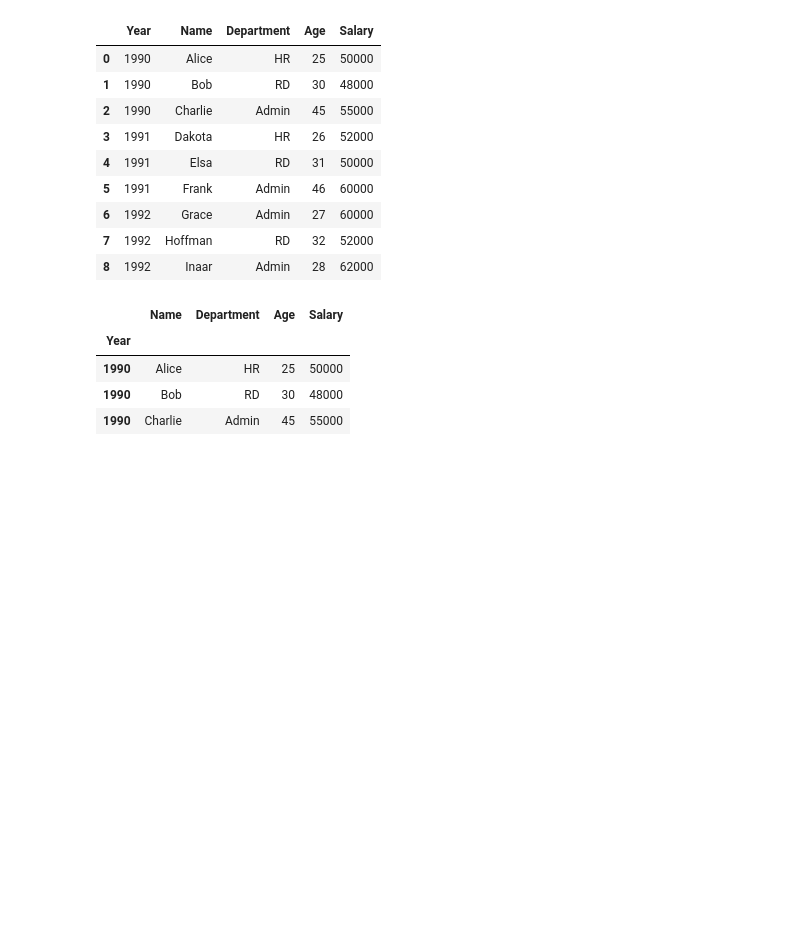
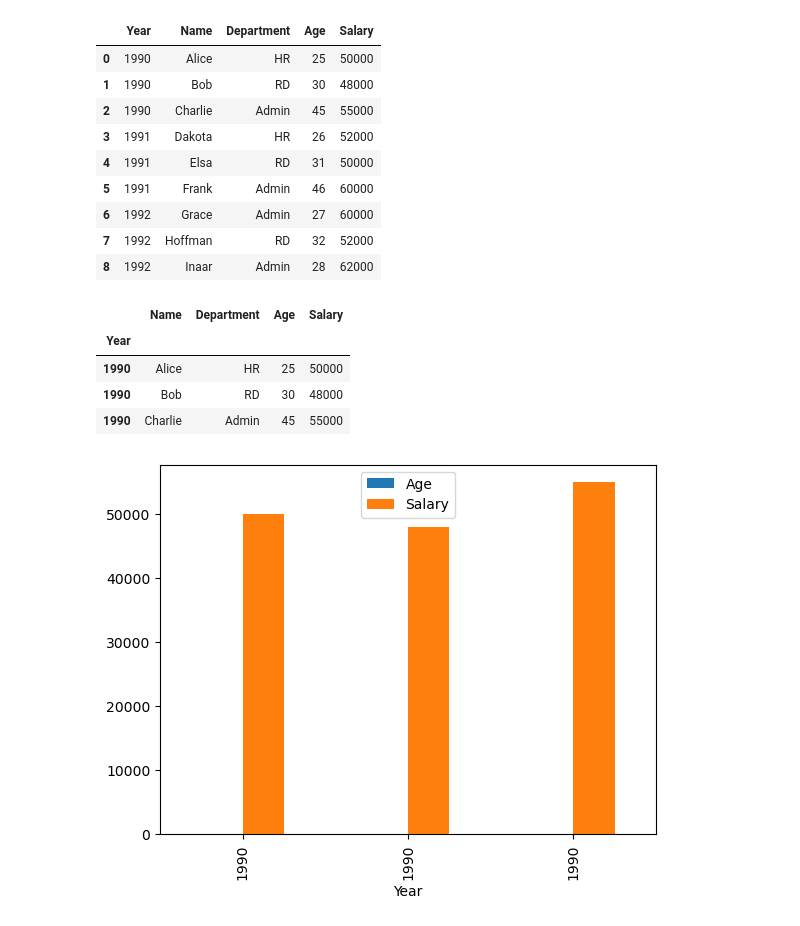
Before and after one commit to Champraise/learning_python, a Jupyter notebook: first-script.py/test_page.ipynb, the cells around one changed output. Drawn from its saved outputs; the diff is of its cells as text; code cells hidden in the pictures; blank space fills up the shorter version.

```diff
--- a/first-script.py/test_page.ipynb
+++ b/first-script.py/test_page.ipynb
@@ -161,3 +161,9 @@ data_ind.loc[1990]
 | 1990 | Alice | HR | 25 | 50000 |
 | 1990 | Bob | RD | 30 | 48000 |
 | 1990 | Charlie | Admin | 45 | 55000 |
+# %%
+import matplotlib.pyplot as plt
+data_ind.loc[1990].plot(kind='bar')
+plt.show()
+# %% [output]
+[figure, added]
```
